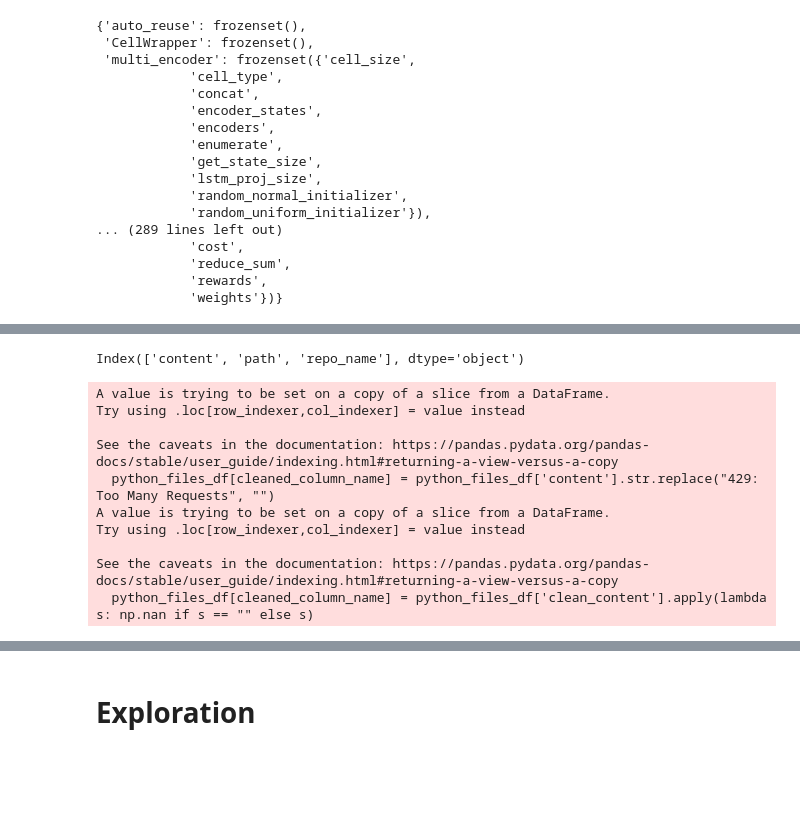
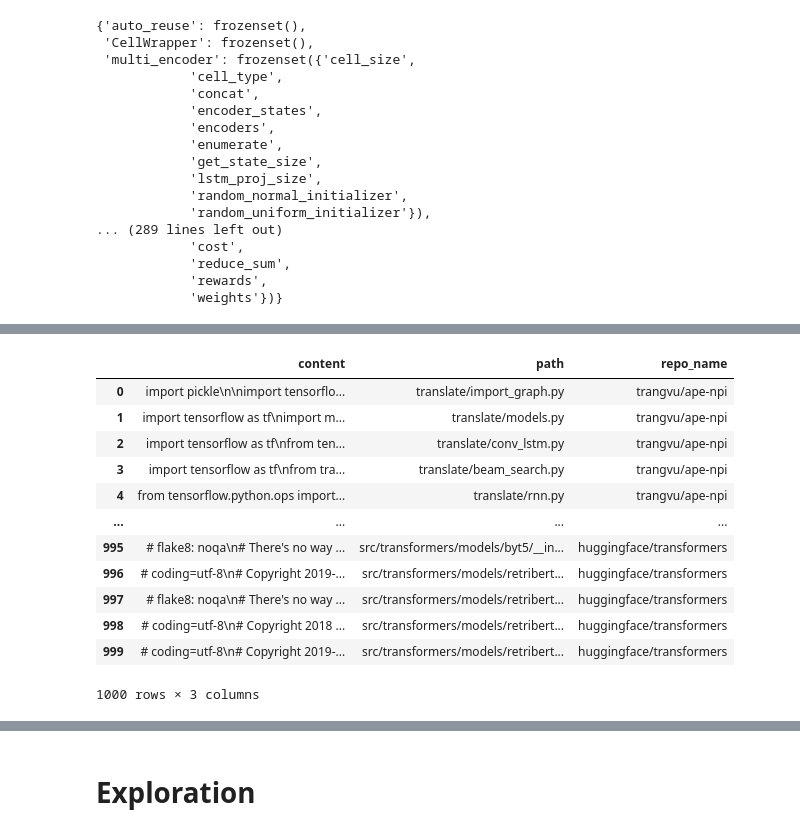
Before and after one commit to lambdaofgod/github_search, a Jupyter notebook: notebooks/Python_Function_Call_Graph.ipynb, the cells around one changed output, grey strips where cells are left out. Saved outputs shown, nothing was run; the diff lists cells and outputs as text; code cells hidden in the pictures; blank space fills up the shorter version.

```diff
--- a/notebooks/Python_Function_Call_Graph.ipynb
+++ b/notebooks/Python_Function_Call_Graph.ipynb
@@ -441 +474,3 @@ class RepoDependencyGraphFetcher:
+# %%
+sample_files = python_files_df.iloc[:1000]
 # %%
@@ -481,17 +478,16 @@ sample_files_df
-# %%
-root_edges, repo_edges = repo_dependency_graph_fetcher.get_repo_and_root_edges(python_files_df.iloc[:1000])
-# %% [output]
-Index(['content', 'path', 'repo_name'], dtype='object')
-# %%
-filename_edges, function_edges = repo_dependency_graph_fetcher.get_filename_and_function_edges(python_files_df.iloc[:1000], True)
-# %% [output]
-A value is trying to be set on a copy of a slice from a DataFrame.
-Try using .loc[row_indexer,col_indexer] = value instead
-
-See the caveats in the documentation: https://pandas.pydata.org/pandas-docs/stable/user_guide/indexing.html#returning-a-view-versus-a-copy
-  python_files_df[cleaned_column_name] = python_files_df['content'].str.replace("429: Too Many Requests", "")
-A value is trying to be set on a copy of a slice from a DataFrame.
-Try using .loc[row_indexer,col_indexer] = value instead
-
-See the caveats in the documentation: https://pandas.pydata.org/pandas-docs/stable/user_guide/indexing.html#returning-a-view-versus-a-copy
-  python_files_df[cleaned_column_name] = python_files_df['clean_content'].apply(lambda s: np.nan if s == "" else s)
+# %%
+sample_files
+# %% [output]
+|  | content | path | repo_name |
+| 0 | import pickle\n\nimport tensorflo... | translate/import_graph.py | trangvu/ape-npi |
+| 1 | import tensorflow as tf\nimport m... | translate/models.py | trangvu/ape-npi |
+| 2 | import tensorflow as tf\nfrom ten... | translate/conv_lstm.py | trangvu/ape-npi |
+| 3 | import tensorflow as tf\nfrom tra... | translate/beam_search.py | trangvu/ape-npi |
+| 4 | from tensorflow.python.ops import... | translate/rnn.py | trangvu/ape-npi |
+| ... | ... | ... | ... |
+| 995 | # flake8: noqa\n# There's no way ... | src/transformers/models/byt5/__in... | huggingface/transformers |
+| 996 | # coding=utf-8\n# Copyright 2019-... | src/transformers/models/retribert... | huggingface/transformers |
+| 997 | # flake8: noqa\n# There's no way ... | src/transformers/models/retribert... | huggingface/transformers |
+| 998 | # coding=utf-8\n# Copyright 2018 ... | src/transformers/models/retribert... | huggingface/transformers |
+| 999 | # coding=utf-8\n# Copyright 2019-... | src/transformers/models/retribert... | huggingface/transformers |
+1000 rows × 3 columns
```
Also changed, not shown: parts of 44 cells of this notebook, 5 other files.
